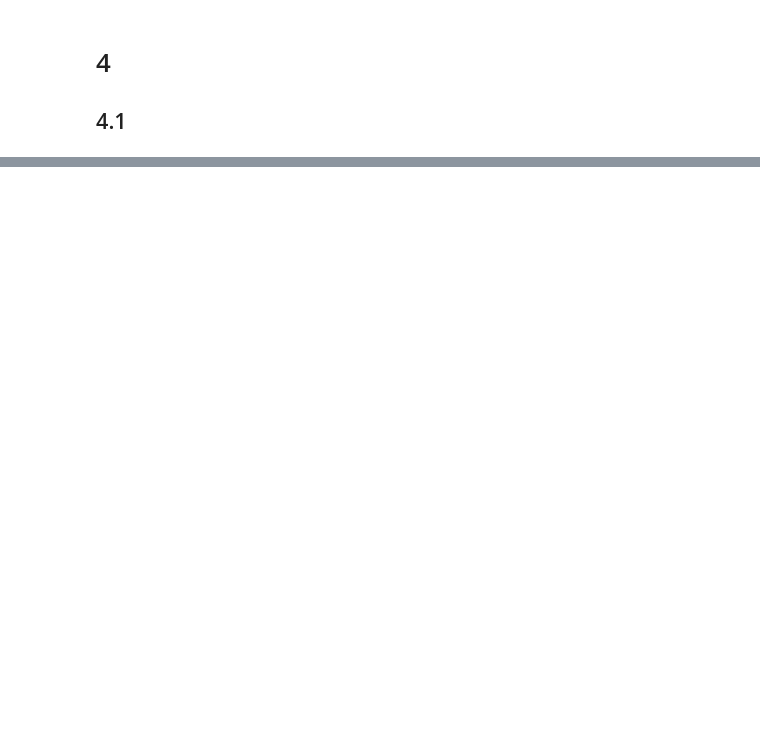
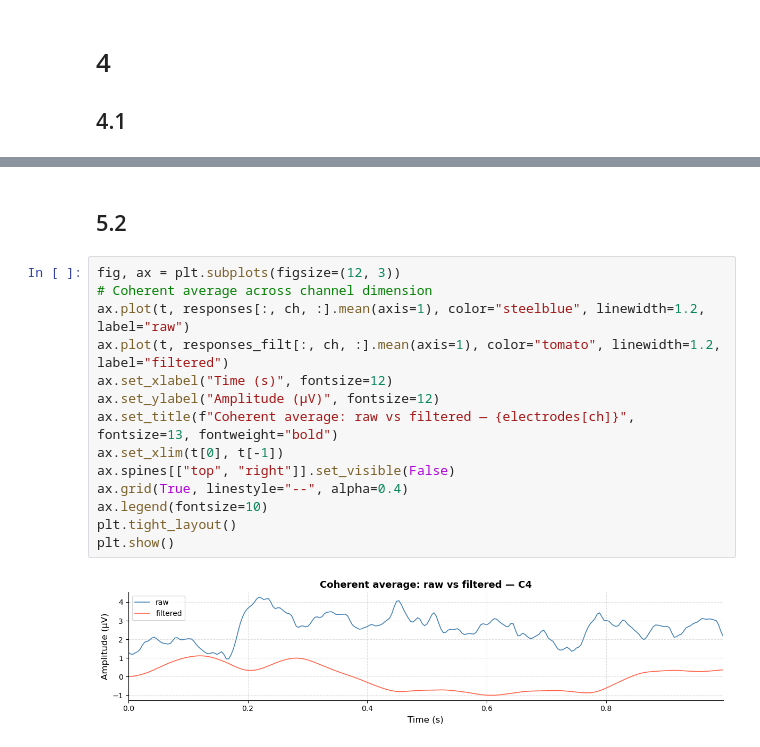
Before and after one commit to dralois/BMI-Exercises, a Jupyter notebook: exercise_1/exercise_1.ipynb, the cells around one changed output, grey strips where cells are left out. Drawn from its saved outputs; the diff is of its cells as text; blank space fills up the shorter version.

```diff
--- a/exercise_1/exercise_1.ipynb
+++ b/exercise_1/exercise_1.ipynb
@@ -139,0 +213,18 @@ plt.show()
+# %% [markdown]
+## 5.2
+# %%
+fig, ax = plt.subplots(figsize=(12, 3))
+# Coherent average across channel dimension
+ax.plot(t, responses[:, ch, :].mean(axis=1), color="steelblue", linewidth=1.2, label="raw")
+ax.plot(t, responses_filt[:, ch, :].mean(axis=1), color="tomato", linewidth=1.2, label="filtered")
+ax.set_xlabel("Time (s)", fontsize=12)
+ax.set_ylabel("Amplitude (µV)", fontsize=12)
+ax.set_title(f"Coherent average: raw vs filtered — {electrodes[ch]}", fontsize=13, fontweight="bold")
+ax.set_xlim(t[0], t[-1])
+ax.spines[["top", "right"]].set_visible(False)
+ax.grid(True, linestyle="--", alpha=0.4)
+ax.legend(fontsize=10)
+plt.tight_layout()
+plt.show()
+# %% [output]
+[figure, added]
```
Also changed, not shown: parts of 15 cells of this notebook, 1 other file.
